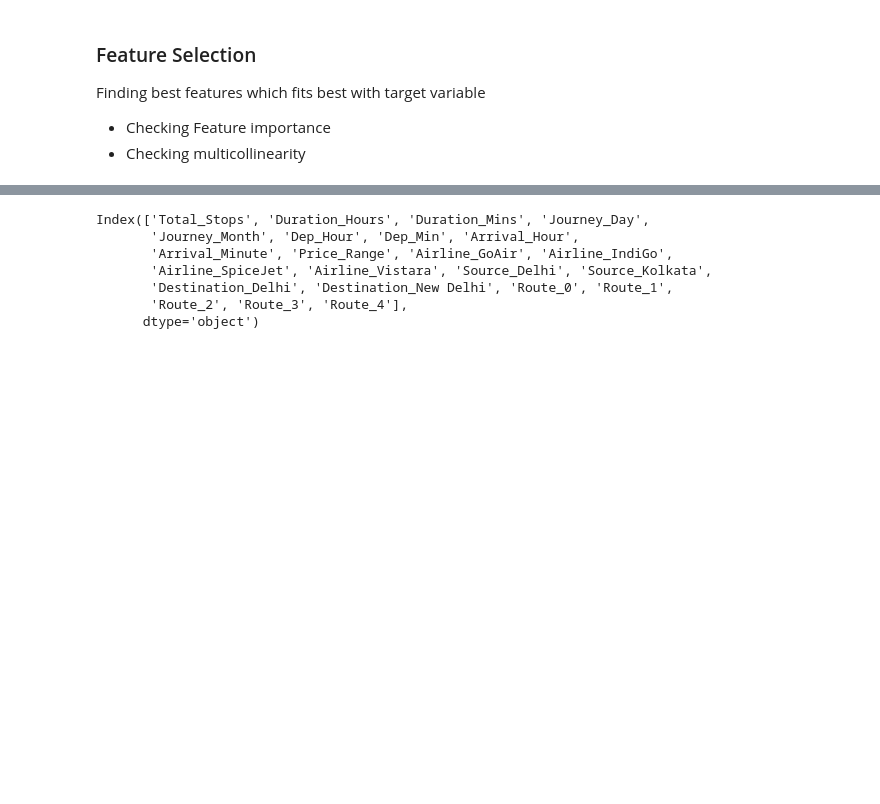
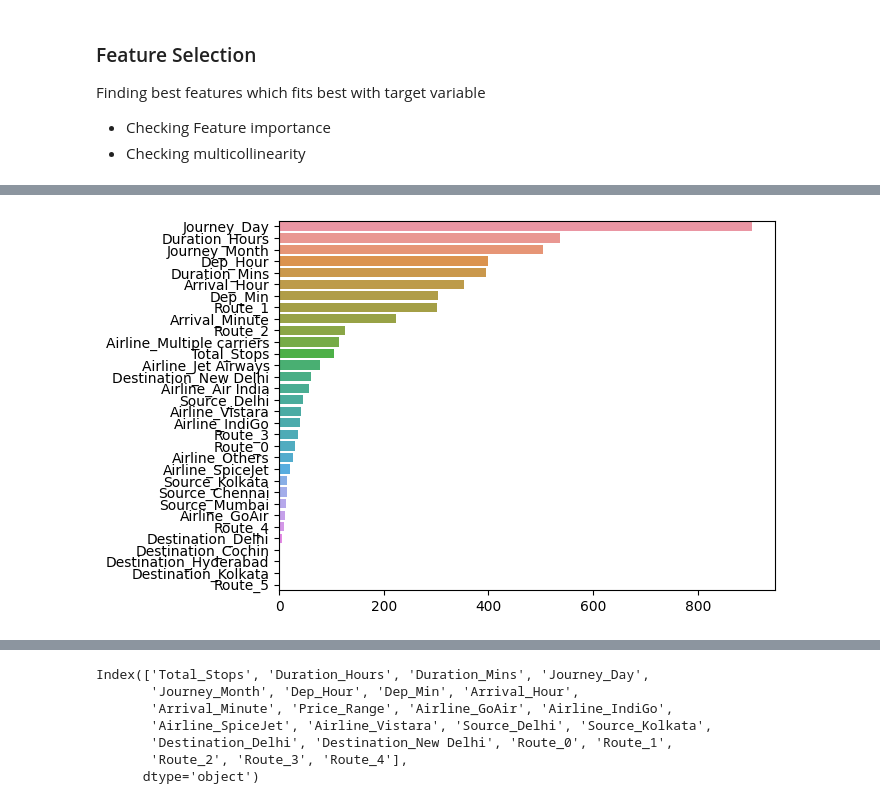
Before and after one commit to ganeshss0/flight-fare-prediction, a Jupyter notebook: notebooks/Flight Fare Prediction.ipynb, the cells around one changed output, grey strips where cells are left out. Saved outputs shown, nothing was run; the diff lists cells and outputs as text; code cells hidden in the pictures; blank space fills up the shorter version.

```diff
--- a/notebooks/Flight Fare Prediction.ipynb
+++ b/notebooks/Flight Fare Prediction.ipynb
@@ -1320,0 +1486,14 @@ plot = xgboost.plot_importance(xgb, ax=ax);
+# %%
+temp = xgb.get_booster()
+# %%
+xgb_fscore:dict = temp.get_fscore()
+cols = []
+f_score = []
+for col in xgb.feature_names_in_:
+    cols.append(col)
+    f_score.append(xgb_fscore.get(col, 0))
+f_score = pd.Series(index=cols, data=f_score).sort_values(ascending=False)
+sns.barplot(x=f_score.values, y=f_score.index)
+plt.show()
+# %% [output]
+[figure, added]
```
Also changed, not shown: parts of 77 cells of this notebook.
